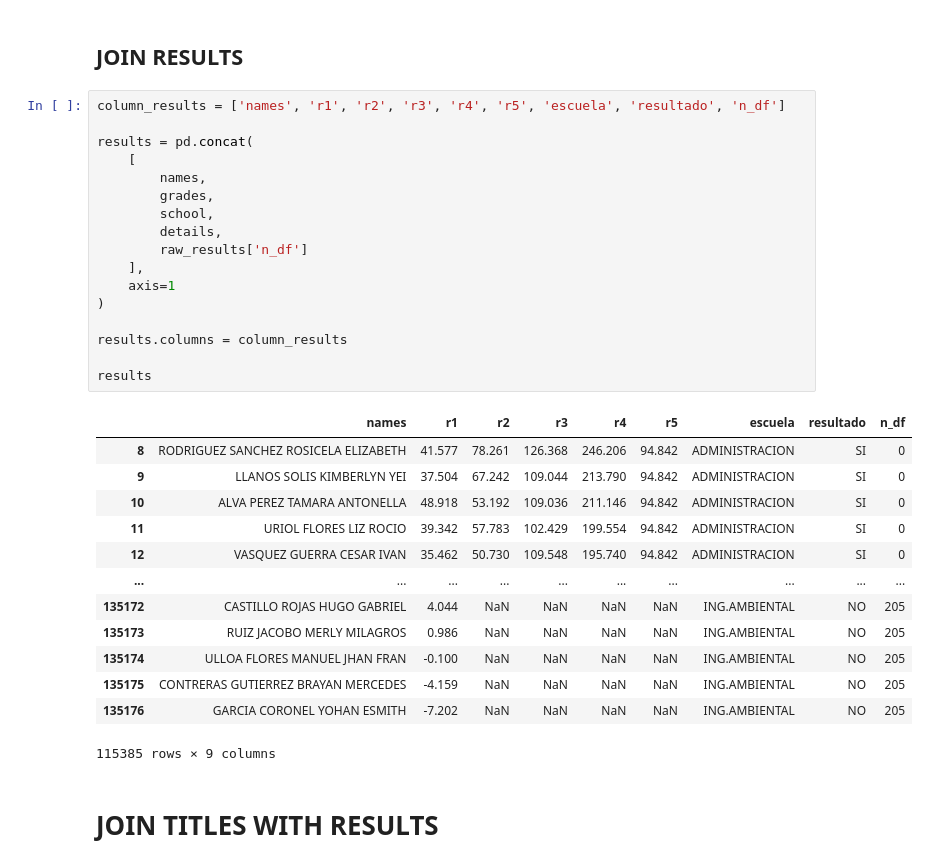
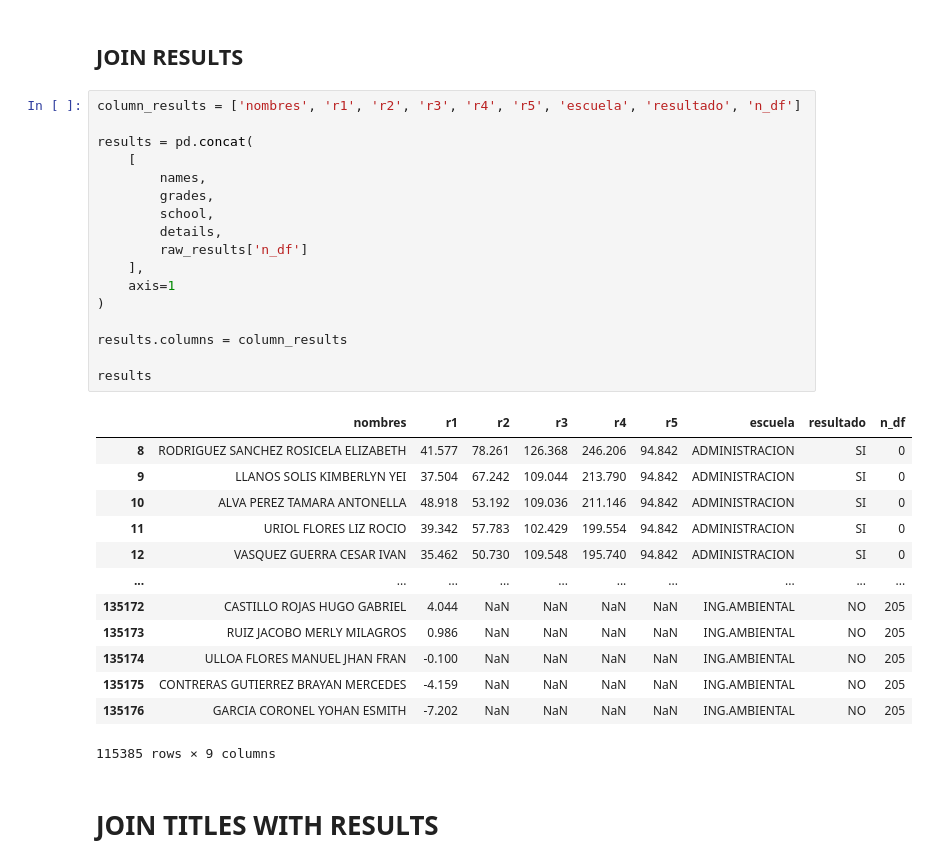
Before and after one commit to jmc012023/resultados-admision, a Jupyter notebook: clean_data/transform_body.ipynb, the cells around one changed output. Cells and saved outputs as stored; diff of their text form.

Commit message:
Se realizo un cambio en el archivo clean_results.py, la columna names por nombres, y se procedieron a actualizar el archivo transform_body.ipynb y csv final

```diff
--- a/clean_data/transform_body.ipynb
+++ b/clean_data/transform_body.ipynb
@@ -593,24 +593,24 @@ Name: 0, Length: 115385, dtype: object
 # %% [markdown]
 ## JOIN RESULTS
 # %%
-column_results = ['names', 'r1', 'r2', 'r3', 'r4', 'r5', 'escuela', 'resultado', 'n_df']
+column_results = ['nombres', 'r1', 'r2', 'r3', 'r4', 'r5', 'escuela', 'resultado', 'n_df']
 
 results = pd.concat(
     [
         names,
         grades,
         school,
         details,
         raw_results['n_df']
     ],
     axis=1
 )
 
 results.columns = column_results
 
 results
 # %% [output]
-|  | names | r1 | r2 | r3 | r4 | r5 | escuela | resultado | n_df |
+|  | nombres | r1 | r2 | r3 | r4 | r5 | escuela | resultado | n_df |
 | 8 | RODRIGUEZ SANCHEZ ROSICELA ELIZABETH | 41.577 | 78.261 | 126.368 | 246.206 | 94.842 | ADMINISTRACION | SI | 0 |
 | 9 | LLANOS SOLIS KIMBERLYN YEI | 37.504 | 67.242 | 109.044 | 213.790 | 94.842 | ADMINISTRACION | SI | 0 |
 | 10 | ALVA PEREZ TAMARA ANTONELLA | 48.918 | 53.192 | 109.036 | 211.146 | 94.842 | ADMINISTRACION | SI | 0 |
```
Also changed, not shown: parts of 9 cells of this notebook, 2 other files.
